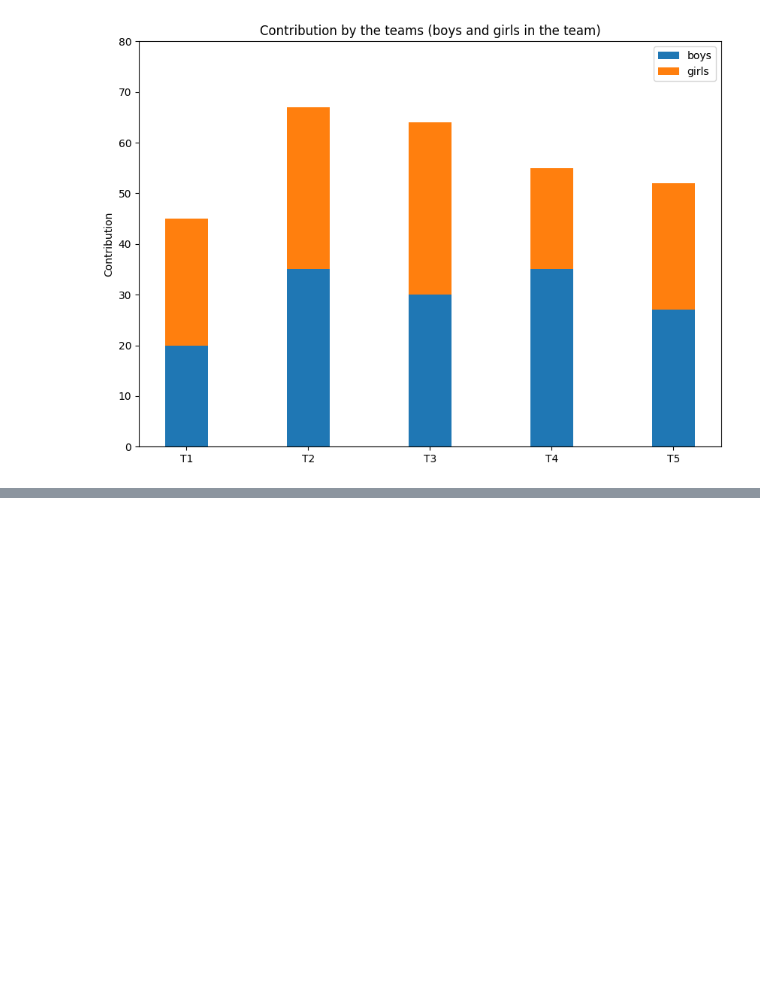
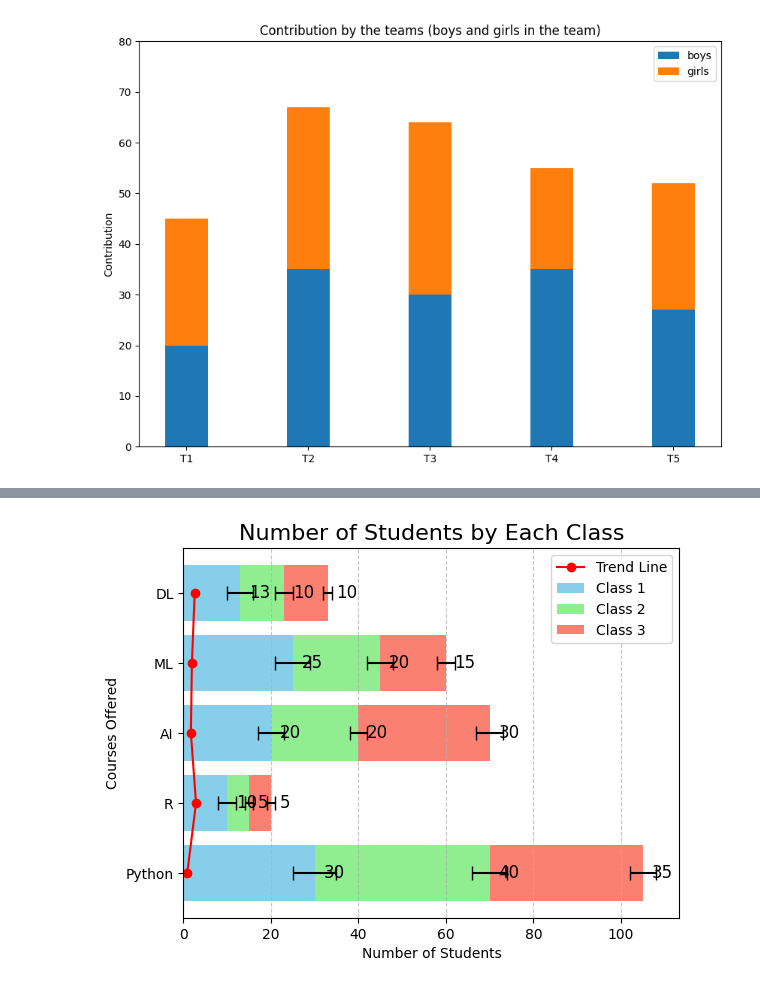
Before and after one commit to BENMEZIAN/Matplotlib-tutorial, a Jupyter notebook: Part_04_Bar_plot_matplotlib.ipynb, the cells around one changed output, grey strips where cells are left out. Drawn from its saved outputs; the diff is of its cells as text; code cells hidden in the pictures; blank space fills up the shorter version.

Commit message:
Updated using Colab

```diff
--- a/Part_04_Bar_plot_matplotlib.ipynb
+++ b/Part_04_Bar_plot_matplotlib.ipynb
@@ -212,0 +345,55 @@ plt.show()
+# %%
+import matplotlib.pyplot as plt
+import numpy as np
+
+# Data
+courses = ['Python', 'R', 'AI', 'ML', 'DL']
+class1_students = [30, 10, 20, 25, 13]
+class2_students = [40, 5, 20, 20, 10]
+class3_students = [35, 5, 30, 15, 10]
+
+# Error values (example: ±5 error for each class)
+error_class1 = [5, 2, 3, 4, 3]
+error_class2 = [4, 1, 2, 3, 2]
+error_class3 = [3, 1, 3, 2, 1]
+
+# Create the horizontal stacked bar plot
+bars1 = plt.barh(courses, class1_students, label='Class 1', color='skyblue', xerr=error_class1, capsize=5)
+bars2 = plt.barh(courses, class2_students, left=class1_students, label='Class 2', color='lightgreen', xerr=error_class2, capsize=5)
+bars3 = plt.barh(courses, class3_students, left=[i+j for i,j in zip(class1_students, class2_students)], label='Class 3', color='salmon', xerr=error_class3, capsize=5)
+
+# Add title and labels
+plt.title('Number of Students by Each Class', fontsize=16)
+plt.ylabel('Courses Offered')
+plt.xlabel('Number of Students')
+
+# Add annotations (number of students on top of each segment)
+for i, (class1, class2, class3) in enumerate(zip(class1_students, class2_students, class3_students)):
+    plt.text(class1 + 2, i, str(class1), ha='left', va='center', fontsize=12)
+    plt.text(class1 + class2 + 2, i, str(class2), ha='left', va='center', fontsize=12)
+    plt.text(class1 + class2 + class3 + 2, i, str(class3), ha='left', va='center', fontsize=12)
+
+# Add grid lines on the x-axis to improve readability
+plt.grid(axis='x', linestyle='--', alpha=0.7)
+
+# Optionally, add a trend line (in this case, we can fit a simple line for demonstration)
+# y-axis positions for the bars (using course indices)
+y_positions = np.arange(len(courses))
+
+# Calculate the total number of students in each course (stacked sum)
+total_students = [i + j + k for i, j, k in zip(class1_students, class2_students, class3_students)]
+
+# Fit a simple line (for demonstration purposes)
+coeffs = np.polyfit(total_students, y_positions, 1)  # Fit a linear line
+trend_line = np.polyval(coeffs, total_students)
+
+# Plot the trend line over the bars
+plt.plot(trend_line, y_positions, color='red', linestyle='-', marker='o', label='Trend Line')
+
+# Show the legend for the trend line
+plt.legend()
+
+# Show the plot
+plt.show()
+# %% [output]
+[figure, added]
```
Also changed, not shown: parts of 5 cells of this notebook.
